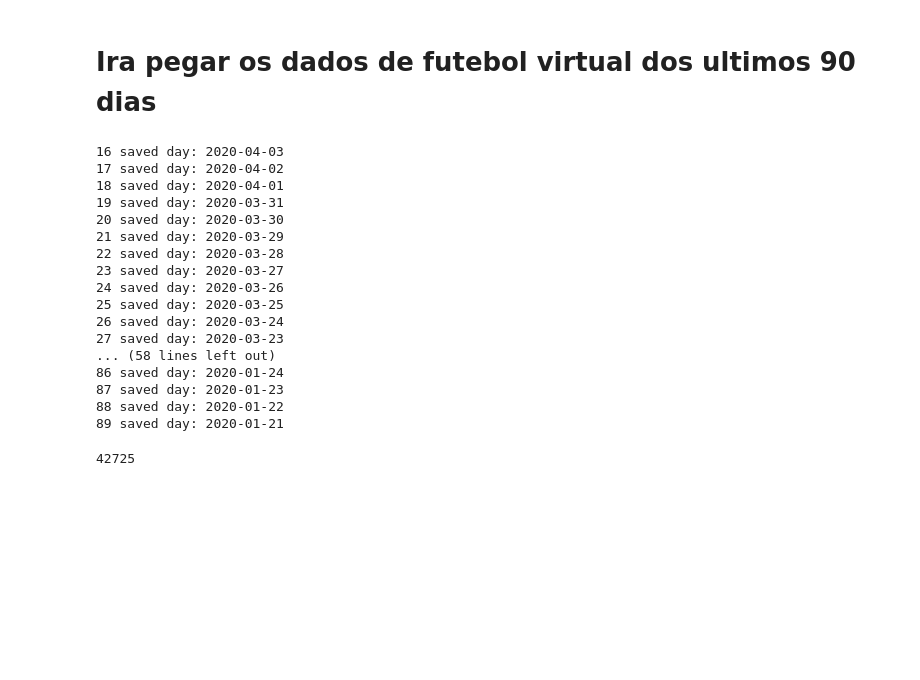
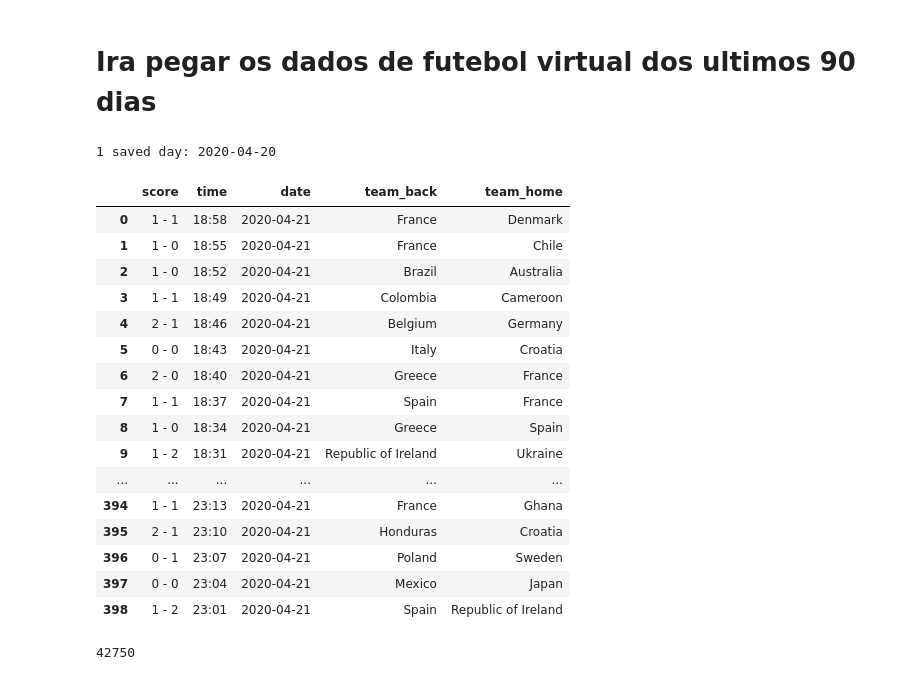
Before and after one commit to nomadbitcoin/ten_minutes_prediction, a Jupyter notebook: futebol_virtual/get_games.ipynb, the cells around one changed output. Saved outputs shown, nothing was run; the diff lists cells and outputs as text; code cells hidden in the pictures; blank space fills up the shorter version.

```diff
--- a/futebol_virtual/get_games.ipynb
+++ b/futebol_virtual/get_games.ipynb
@@ -11,10 +11,10 @@ pd.options.display.max_rows = None
 driver = webdriver.Chrome(executable_path='./webdriver/linux/chromedriver')
 # %%
 # DIA DE HOJE
-d2 = datetime.strptime('2020-04-20', '%Y-%m-%d')
+d2 = datetime.strptime('2020-04-22', '%Y-%m-%d')
 
 # DIA LIMITE DE DADOS NA BETFAIR
-d1 = datetime.strptime('2020-01-21', '%Y-%m-%d')
+d1 = datetime.strptime('2020-01-23', '%Y-%m-%d')
 
 # Calculo da quantidade de dias
 quantidade_dias = abs((d2 - d1).days)
@@ -25,13 +25,15 @@ event_data = {'date': '', 'time': '', 'team_home': '', 'score': '', 'team_back':
 # %%
 data = pd.DataFrame(columns=list(event_data.keys()), dtype=str)
 saved_days = []
+# %%
+futebol_virtual = 'https://www.betfair.com/sport/virtuals-results?sport=SOCCER&day='
+mundial_virtual = 'https://www.betfair.com/sport/virtuals-results?sport=SOCCER_WORLD_CUP&day='
 # %%
 for i in range(quantidade_dias):
     day = '20' + (datetime.today() - timedelta(days=i+1)).strftime('%y-%m-%d')
 
-
     if day not in saved_days:
-        link = 'https://www.betfair.com/sport/virtuals-results?sport=SOCCER&day=' + day
+        link =  mundial_virtual + day
         driver.get(link)
 
         total = 0
@@ -70,30 +72,35 @@ for i in range(quantidade_dias):
 
         saved_days.append(day)
         print('{} saved day: {}'.format(i, day))
+        break
 #         if i == 2:
 #             break
 # %% [output]
-16 saved day: 2020-04-03
-17 saved day: 2020-04-02
-18 saved day: 2020-04-01
-19 saved day: 2020-03-31
-20 saved day: 2020-03-30
-21 saved day: 2020-03-29
-22 saved day: 2020-03-28
-23 saved day: 2020-03-27
-24 saved day: 2020-03-26
-25 saved day: 2020-03-25
-26 saved day: 2020-03-24
-27 saved day: 2020-03-23
-... (58 lines left out)
-86 saved day: 2020-01-24
-87 saved day: 2020-01-23
-88 saved day: 2020-01-22
-89 saved day: 2020-01-21
+1 saved day: 2020-04-20
+# %%
+data
+# %% [output]
+|  | score | time | date | team_back | team_home |
+| 0 | 1 - 1 | 18:58 | 2020-04-21 | France | Denmark |
+| 1 | 1 - 0 | 18:55 | 2020-04-21 | France | Chile |
+| 2 | 1 - 0 | 18:52 | 2020-04-21 | Brazil | Australia |
+| 3 | 1 - 1 | 18:49 | 2020-04-21 | Colombia | Cameroon |
+| 4 | 2 - 1 | 18:46 | 2020-04-21 | Belgium | Germany |
+| 5 | 0 - 0 | 18:43 | 2020-04-21 | Italy | Croatia |
+| 6 | 2 - 0 | 18:40 | 2020-04-21 | Greece | France |
+| 7 | 1 - 1 | 18:37 | 2020-04-21 | Spain | France |
+| 8 | 1 - 0 | 18:34 | 2020-04-21 | Greece | Spain |
+| 9 | 1 - 2 | 18:31 | 2020-04-21 | Republic of Ireland | Ukraine |
+| ... | ... | ... | ... | ... | ... |
+| 394 | 1 - 1 | 23:13 | 2020-04-21 | France | Ghana |
+| 395 | 2 - 1 | 23:10 | 2020-04-21 | Honduras | Croatia |
+| 396 | 0 - 1 | 23:07 | 2020-04-21 | Poland | Sweden |
+| 397 | 0 - 0 | 23:04 | 2020-04-21 | Mexico | Japan |
+| 398 | 1 - 2 | 23:01 | 2020-04-21 | Spain | Republic of Ireland |
 # %%
 len(data)
 # %% [output]
-42725
+42750
 # %%
 data.drop_duplicates(inplace=True)
 # %%
```
Also changed, not shown: parts of 1 cell of this notebook, 8 other files.
